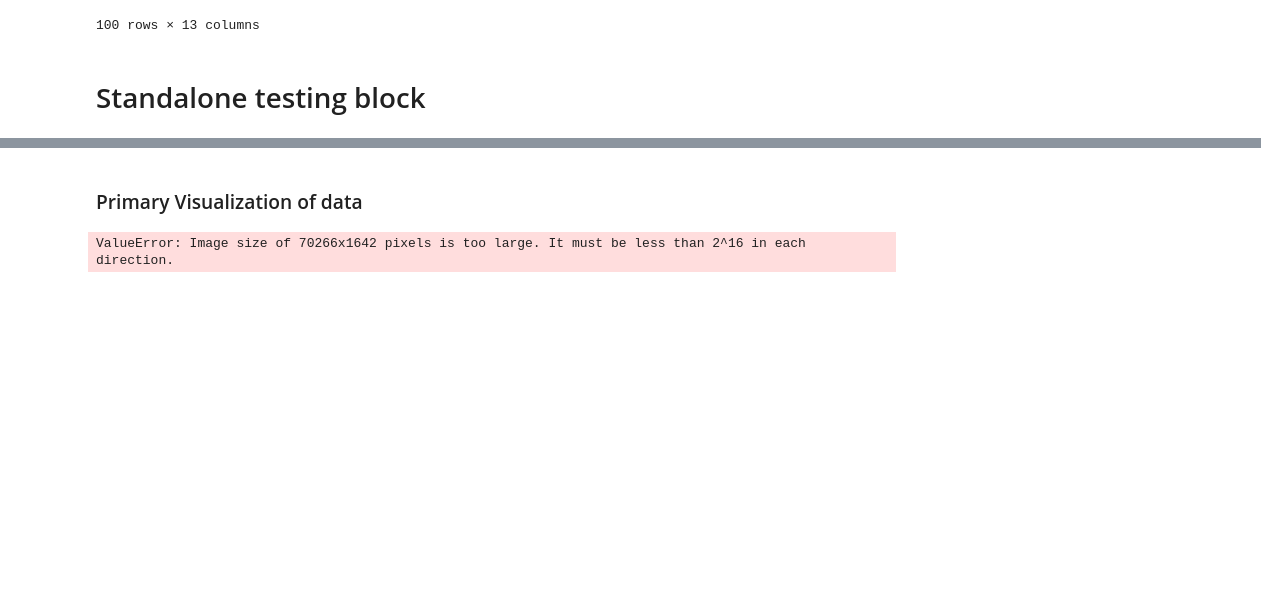
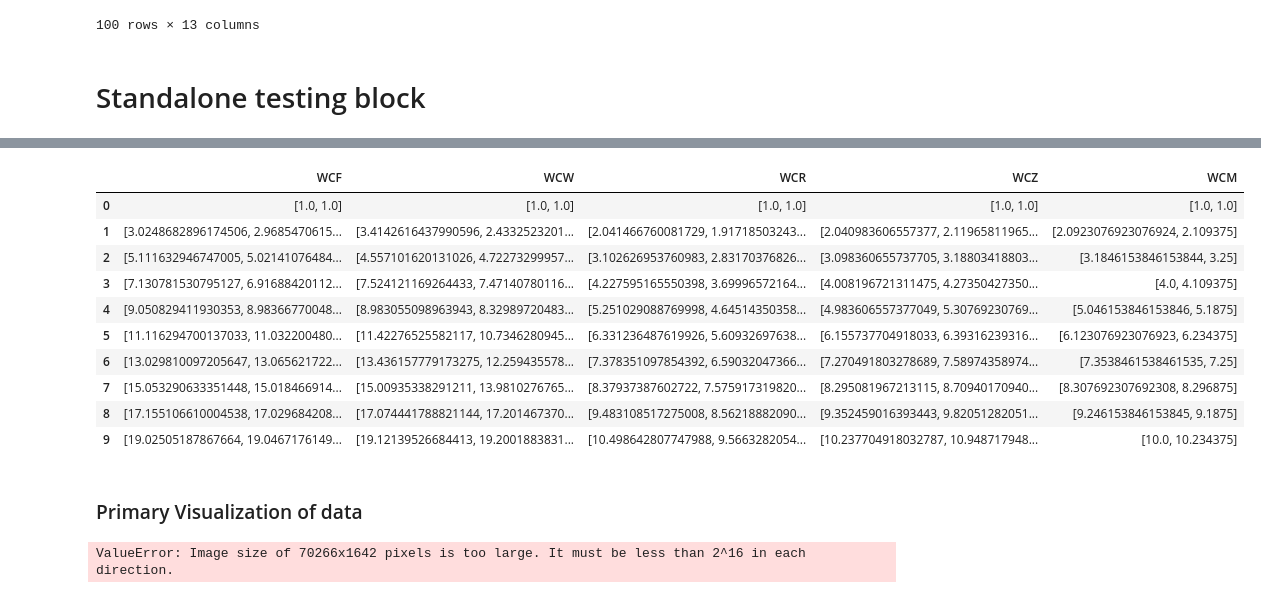
Before and after one commit to FrostyAlien/VIP_MRTK3, a Jupyter notebook: EMG_Data/ismar2023/sEMG_Processing.ipynb, the cells around one changed output, grey strips where cells are left out. Cells and saved outputs as stored; diff of their text form; code cells hidden in the pictures; blank space fills up the shorter version.

```diff
--- a/EMG_Data/ismar2023/sEMG_Processing.ipynb
+++ b/EMG_Data/ismar2023/sEMG_Processing.ipynb
@@ -949,3 +925,42 @@ array([[ 1.        ,  1.        ],
+# %%
+import numpy as np
+import scipy.signal
+
+
+# Generating test data
+np.random.seed(0)
+test_sampling_rate = 200  # Hz
+test_emg_data = np.random.randn(256, 10, 2)  # 256 samples, 10 windows, 2 channels
+
+# Calculate WCF, WCW, WCR, WCZ, WCM
+wcf_test_results = cal_wcf(test_emg_data, window_func=np.hanning)
+wcw_test_results = cal_wcw(test_emg_data)
+wcr_test_results = cal_wcr(test_emg_data)
+wcz_test_results = cal_wcz(test_emg_data)
+wcm_test_results = cal_wcm(test_emg_data, test_sampling_rate)
+
+d = {
+    'WCF': list(wcf_test_results),
+    'WCW': list(wcw_test_results),
+    'WCR': list(wcr_test_results),
+    'WCZ': list(wcz_test_results),
+    'WCM': list(wcm_test_results)
+}
+
+df = pd.DataFrame(data=d)
+df
+# %% [output]
+|  | WCF | WCW | WCR | WCZ | WCM |
+| 0 | [1.0, 1.0] | [1.0, 1.0] | [1.0, 1.0] | [1.0, 1.0] | [1.0, 1.0] |
+| 1 | [3.0248682896174506, 2.9685470615... | [3.4142616437990596, 2.4332523201... | [2.041466760081729, 1.91718503243... | [2.040983606557377, 2.11965811965... | [2.0923076923076924, 2.109375] |
+| 2 | [5.111632946747005, 5.02141076484... | [4.557101620131026, 4.72273299957... | [3.102626953760983, 2.83170376826... | [3.098360655737705, 3.18803418803... | [3.1846153846153844, 3.25] |
+| 3 | [7.130781530795127, 6.91688420112... | [7.524121169264433, 7.47140780116... | [4.227595165550398, 3.69996572164... | [4.008196721311475, 4.27350427350... | [4.0, 4.109375] |
+| 4 | [9.050829411930353, 8.98366770048... | [8.983055098963943, 8.32989720483... | [5.251029088769998, 4.64514350358... | [4.983606557377049, 5.30769230769... | [5.046153846153846, 5.1875] |
+| 5 | [11.116294700137033, 11.032200480... | [11.42276525582117, 10.7346280945... | [6.331236487619926, 5.60932697638... | [6.155737704918033, 6.39316239316... | [6.123076923076923, 6.234375] |
+| 6 | [13.029810097205647, 13.065621722... | [13.436157779173275, 12.259435578... | [7.378351097854392, 6.59032047366... | [7.270491803278689, 7.58974358974... | [7.3538461538461535, 7.25] |
+| 7 | [15.053290633351448, 15.018466914... | [15.00935338291211, 13.9810276765... | [8.37937387602722, 7.575917319820... | [8.295081967213115, 8.70940170940... | [8.307692307692308, 8.296875] |
+| 8 | [17.155106610004538, 17.029684208... | [17.074441788821144, 17.201467370... | [9.483108517275008, 8.56218882090... | [9.352459016393443, 9.82051282051... | [9.246153846153845, 9.1875] |
+| 9 | [19.02505187867664, 19.0467176149... | [19.12139526684413, 19.2001883831... | [10.498642807747988, 9.5663282054... | [10.237704918032787, 10.948717948... | [10.0, 10.234375] |
 # %%
 # import matplotlib.pyplot as plt
 
```
Also changed, not shown: parts of 2 cells of this notebook.
